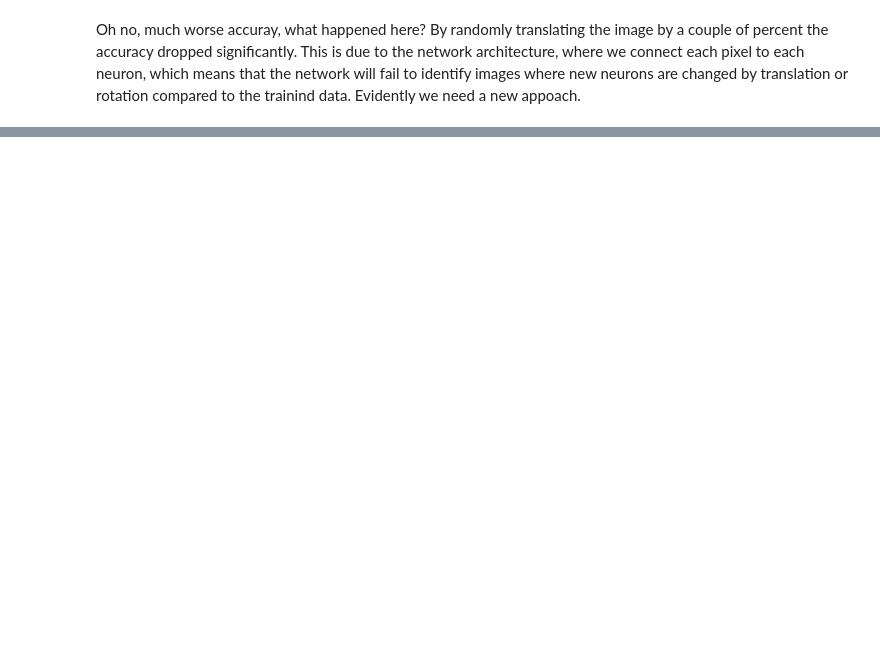
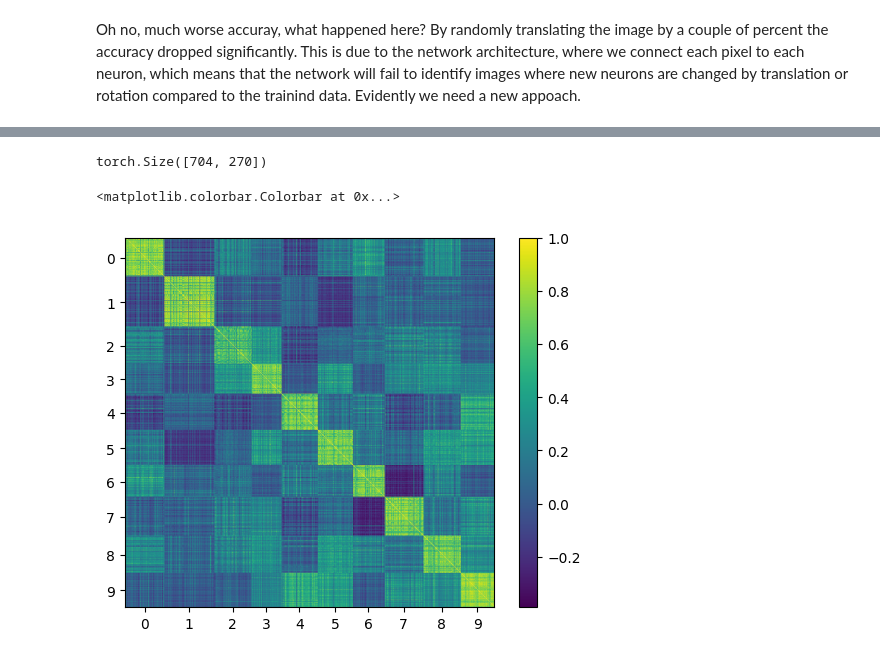
Before and after one commit to CecinestpasJonatan/MachineaLearningIntroNotebook, a Jupyter notebook: MachineLearningIntro.ipynb, the cells around one changed output, grey strips where cells are left out. Saved outputs shown, nothing was run; the diff lists cells and outputs as text; code cells hidden in the pictures; blank space fills up the shorter version.

```diff
--- a/MachineLearningIntro.ipynb
+++ b/MachineLearningIntro.ipynb
@@ -939,0 +1023,11 @@ As we can see, after just one layer the images quickly start to loose their orig
+# %%
+#@title Code
+correlation = np.corrcoef(CNN_output_embedding)
+plt.imshow(correlation)
+plt.xticks(embedding_ticks, [i for i in range(10)])
+plt.yticks(embedding_ticks, [i for i in range(10)])
+plt.colorbar()
+# %% [output]
+torch.Size([704, 270])
+<matplotlib.colorbar.Colorbar at 0x...>
+[figure, added]
```
Also changed, not shown: parts of 16 cells of this notebook.
